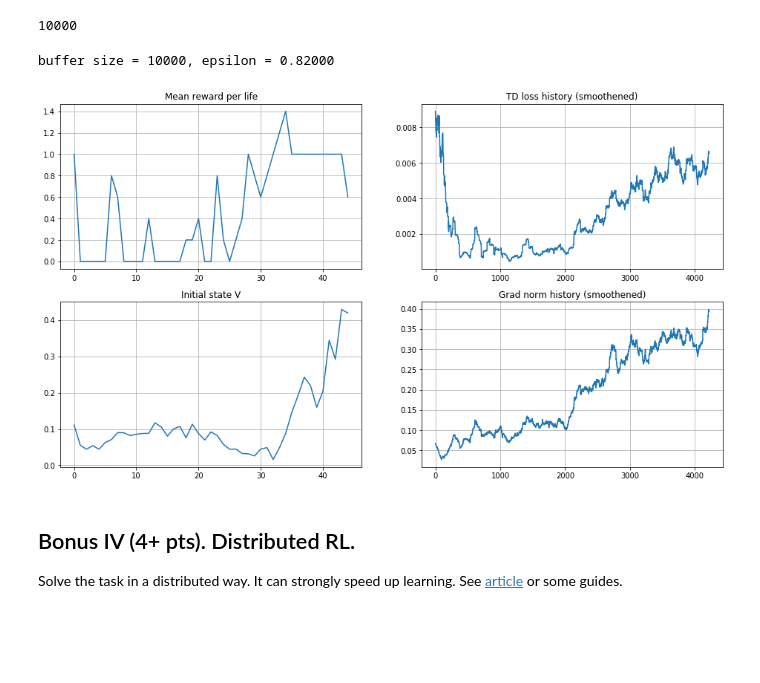
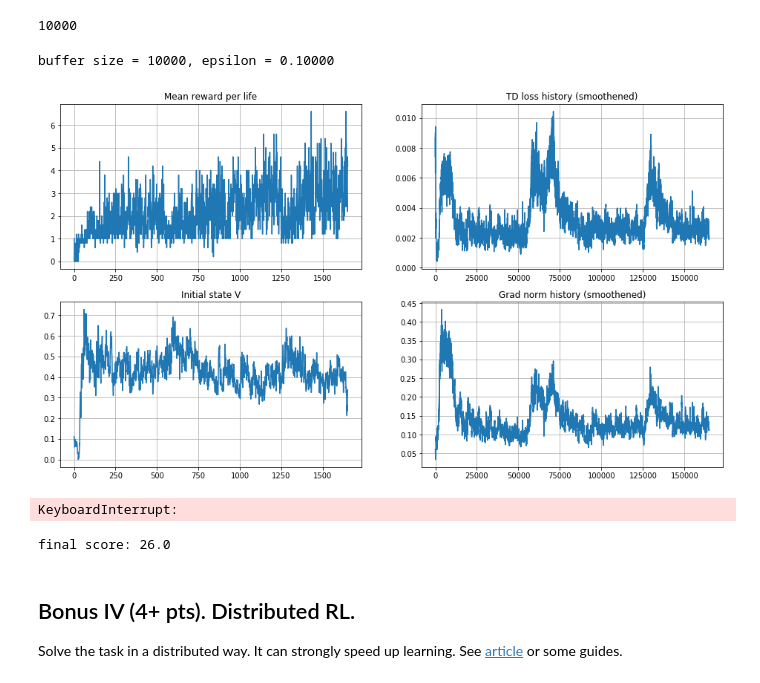
Before and after one commit to Valentin-Buchnev/YSDA-RL, a Jupyter notebook: week04_approx_rl/homework_pytorch_main.ipynb, the cells around one changed output. Drawn from its saved outputs; the diff is of its cells as text; code cells hidden in the pictures; blank space fills up the shorter version.

```diff
--- a/week04_approx_rl/homework_pytorch_main.ipynb
+++ b/week04_approx_rl/homework_pytorch_main.ipynb
@@ -1074,33 +1071,41 @@ for step in range(total_steps + 1):
 
         clear_output(wait=True)
         print("buffer size = %i, epsilon = %.5f" %
               (len(exp_replay), agent.epsilon))
 
         plt.figure(figsize=[16, 9])
 
         plt.subplot(2, 2, 1)
         plt.title("Mean reward per life")
         plt.plot(mean_rw_history)
         plt.grid()
 
         assert not np.isnan(td_loss_history[-1])
         plt.subplot(2, 2, 2)
         plt.title("TD loss history (smoothened)")
         plt.plot(utils.smoothen(td_loss_history))
         plt.grid()
 
         plt.subplot(2, 2, 3)
         plt.title("Initial state V")
         plt.plot(initial_state_v_history)
         plt.grid()
 
         plt.subplot(2, 2, 4)
         plt.title("Grad norm history (smoothened)")
         plt.plot(utils.smoothen(grad_norm_history))
         plt.grid()
 
         plt.show()
-        display(plt.gcf())
 # %% [output]
-buffer size = 10000, epsilon = 0.82000
+buffer size = 10000, epsilon = 0.10000
-[figure, old version]
+[figure, new version]
+KeyboardInterrupt:
+# %%
+final_score = evaluate(
+  make_env(clip_rewards=False, seed=9),
+    agent, n_games=30, greedy=True, t_max=10 * 1000
+) * n_lives
+print('final score:', final_score)
+# %% [output]
+final score: 26.0
```
Also changed, not shown: parts of 6 cells of this notebook, 10 other files.
